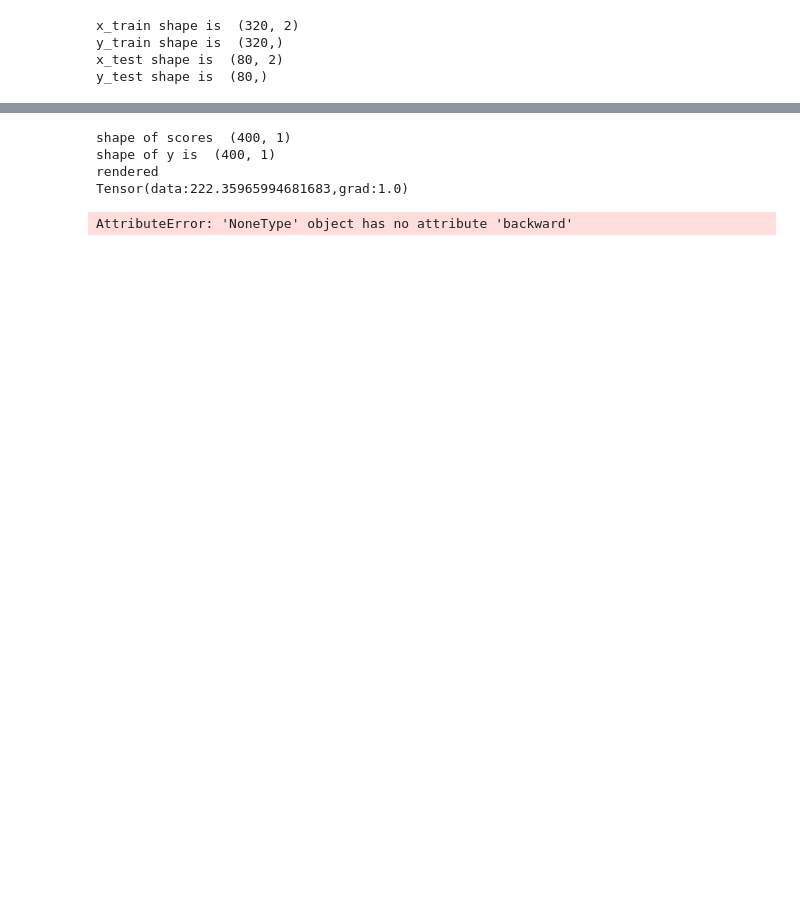
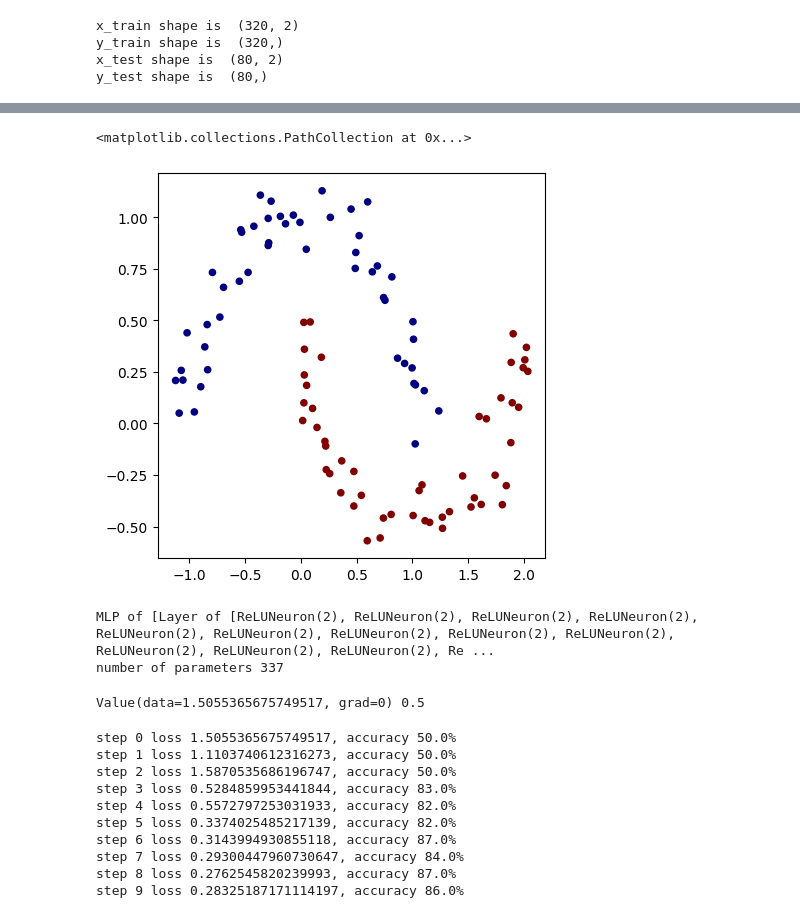
Before and after one commit to Coder1010ayush/Deep-Learning-Library, a Jupyter notebook: linear_regression_example.ipynb, the cells around one changed output, grey strips where cells are left out. Saved outputs shown, nothing was run; the diff lists cells and outputs as text; code cells hidden in the pictures; blank space fills up the shorter version.

Commit message:
bug fixes and its final commit for linear layers or peceptrons

```diff
--- a/linear_regression_example.ipynb
+++ b/linear_regression_example.ipynb
@@ -85,23 +140,81 @@ train()
+# %%
+# make up a dataset
+
+from sklearn.datasets import make_moons, make_blobs
+X, y = make_moons(n_samples=100, noise=0.1)
+
+y = y*2 - 1 # make y be -1 or 1
+# visualize in 2D
+plt.figure(figsize=(5,5))
+plt.scatter(X[:,0], X[:,1], c=y, s=20, cmap='jet')
+# %% [output]
+<matplotlib.collections.PathCollection at 0x...>
+[figure, added]
+# %%
+# initialize a model
+model = MLP(2, [16, 16, 1]) # 2-layer neural network
+print(model)
+print("number of parameters", len(model.parameters()))
+# %% [output]
+MLP of [Layer of [ReLUNeuron(2), ReLUNeuron(2), ReLUNeuron(2), ReLUNeuron(2), ReLUNeuron(2), ReLUNeuron(2), ReLUNeuron(2), ReLUNeuron(2), ReLUNeuron(2), ReLUNeuron(2), ReLUNeuron(2), ReLUNeuron(2), Re ...
+number of parameters 337
+# %%
+# loss function
+def loss(batch_size=None):
+
+    # inline DataLoader :)
+    if batch_size is None:
+        Xb, yb = X, y
+    else:
+        ri = np.random.permutation(X.shape[0])[:batch_size]
+        Xb, yb = X[ri], y[ri]
+    inputs = [list(map(Value, xrow)) for xrow in Xb]
+
+    # forward the model to get scores
+    scores = list(map(model, inputs))
+
+    # svm "max-margin" loss
+    losses = [(1 + -yi*scorei).relu() for yi, scorei in zip(yb, scores)]
+    data_loss = sum(losses) * (1.0 / len(losses))
+    # L2 regularization
+    alpha = 1e-4
+    reg_loss = alpha * sum((p*p for p in model.parameters()))
+    total_loss = data_loss + reg_loss
+
+    # also get accuracy
+    accuracy = [(yi > 0) == (scorei.data > 0) for yi, scorei in zip(yb, scores)]
+    return total_loss, sum(accuracy) / len(accuracy)
+
+total_loss, acc = loss()
+print(total_loss, acc)
+# %% [output]
+Value(data=1.5055365675749517, grad=0) 0.5
 # %%
-for k in range(100):
+# optimization
+for k in range(10):
 
     # forward
-    total_loss = loss()
+    total_loss, acc = loss()
 
     # backward
-    # model_nn.zero_grad()
+    model.zero_grad()
     total_loss.backward()
 
     # update (sgd)
     learning_rate = 1.0 - 0.9*k/100
-    for p in parameter:
+    for p in model.parameters():
         p.data -= learning_rate * p.grad
 
     if k % 1 == 0:
         print(f"step {k} loss {total_loss.data}, accuracy {acc*100}%")
 # %% [output]
-shape of scores  (400, 1)
-shape of y is  (400, 1)
-rendered
-Tensor(data:222.35965994681683,grad:1.0)
+step 0 loss 1.5055365675749517, accuracy 50.0%
+step 1 loss 1.1103740612316273, accuracy 50.0%
+step 2 loss 1.5870535686196747, accuracy 50.0%
+step 3 loss 0.5284859953441844, accuracy 83.0%
+step 4 loss 0.5572797253031933, accuracy 82.0%
+step 5 loss 0.3374025485217139, accuracy 82.0%
+step 6 loss 0.3143994930855118, accuracy 87.0%
+step 7 loss 0.29300447960730647, accuracy 84.0%
+step 8 loss 0.2762545820239993, accuracy 87.0%
+step 9 loss 0.28325187171114197, accuracy 86.0%
-AttributeError: 'NoneType' object has no attribute 'backward'
```
Also changed, not shown: parts of 8 cells of this notebook, 5 other files.
